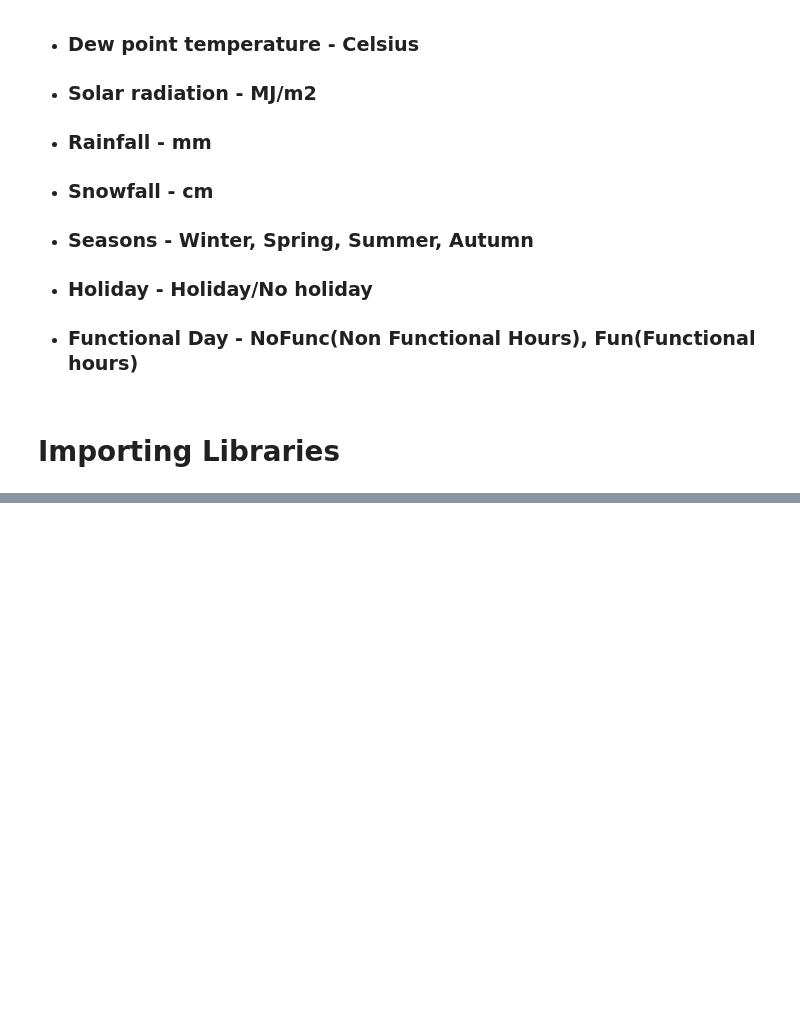
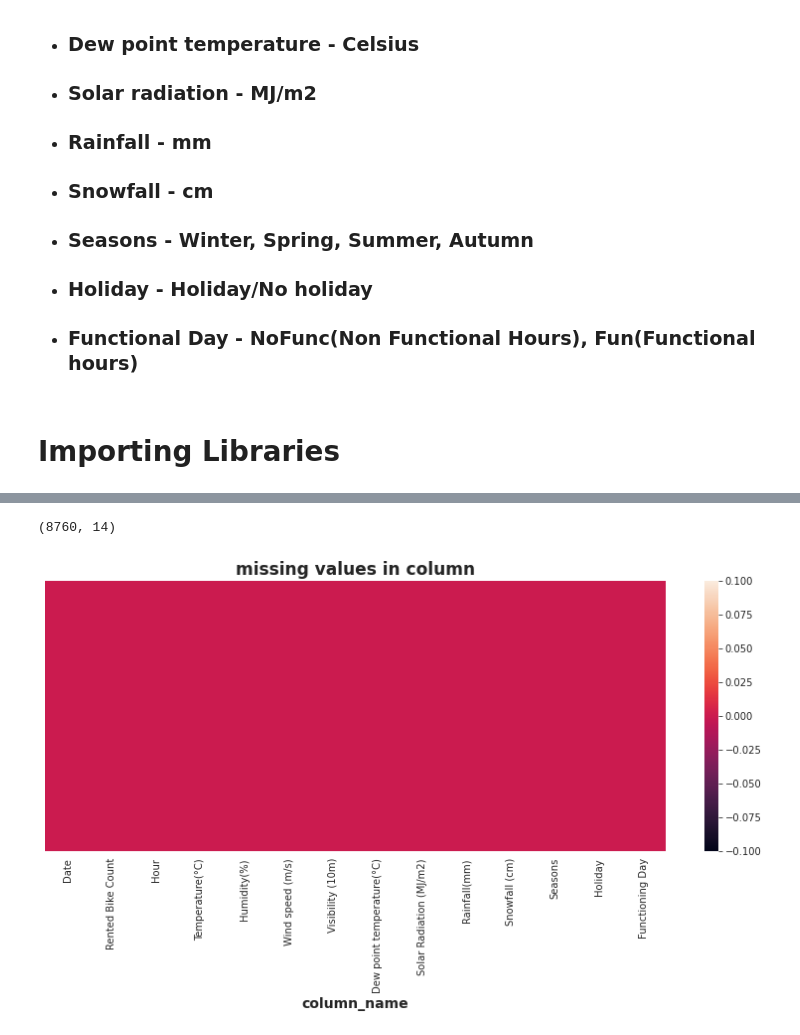
Before and after one commit to SURAJ0JAAT/Bike-Sharing-demand-Prediction-Regression, a Jupyter notebook: Bike_Sharing_Demand_Prediction_Capstone_Project.ipynb, the cells around one changed output, grey strips where cells are left out. Saved outputs shown, nothing was run; the diff lists cells and outputs as text; code cells hidden in the pictures; blank space fills up the shorter version.

```diff
--- a/Bike_Sharing_Demand_Prediction_Capstone_Project.ipynb
+++ b/Bike_Sharing_Demand_Prediction_Capstone_Project.ipynb
@@ -43,3 +43,11 @@ from sklearn.model_selection import GridSearchCV
 sns.set_style("whitegrid",{'grid.linestyle': '--'})
 import warnings
 warnings.filterwarnings("ignore")
+# %%
+# file path of dataset
+
+data='https://raw.githubusercontent.com/SURAJ0JAAT/Bike-Sharing-Demand-Prediction-Regression/main/SeoulBikeData.csv'
+# %%
+# dataframe
+
+df = pd.read_csv(data, encoding = "ISO-8859-1")
@@ -45,0 +96,13 @@ warnings.filterwarnings("ignore")
+# %%
+df.shape
+# %% [output]
+(8760, 14)
+# %%
+# Checking missing values
+plt.figure(figsize=(14, 5))
+sns.heatmap(df.isnull(), cbar=True, yticklabels=False)
+plt.xlabel("column_name", size=14, weight="bold")
+plt.title("missing values in column",fontweight="bold",size=17)
+plt.show()
+# %% [output]
+[figure, added]
```
Also changed, not shown: parts of 37 cells of this notebook.
